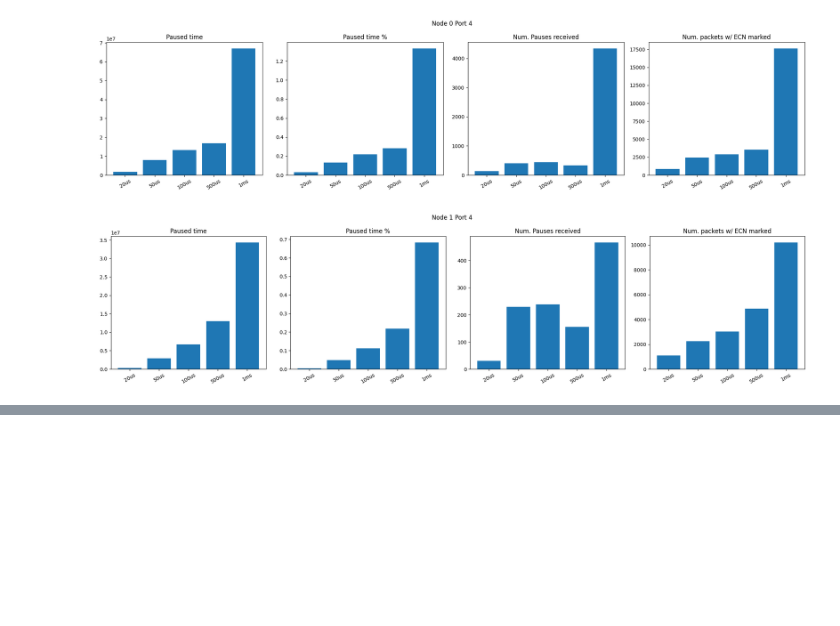
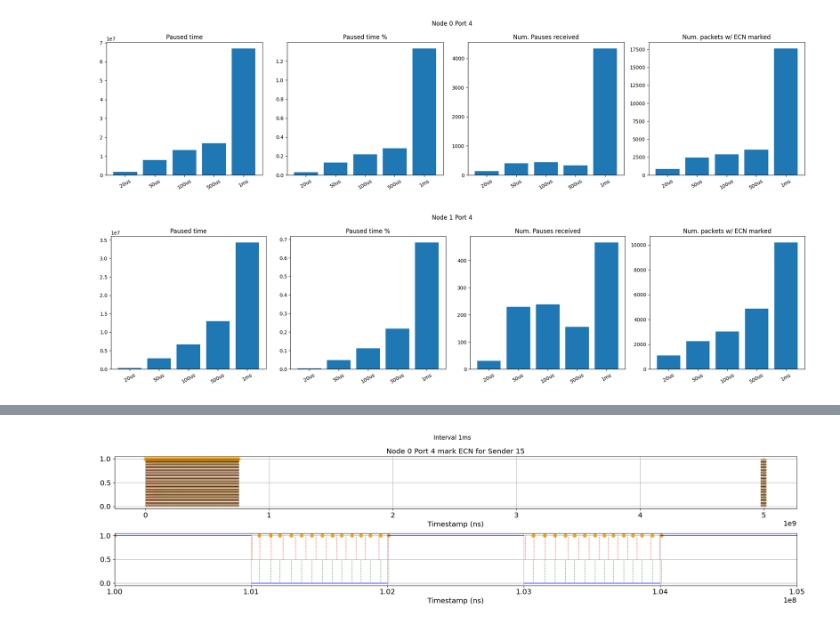
Before and after one commit to sakshamagarwals/High-Precision-Congestion-Control, a Jupyter notebook: analyze.ipynb, the cells around one changed output, grey strips where cells are left out. Saved outputs shown, nothing was run; the diff lists cells and outputs as text; code cells hidden in the pictures; blank space fills up the shorter version.

Commit message:
more plots

```diff
--- a/analyze.ipynb
+++ b/analyze.ipynb
@@ -43,6 +43,7 @@ def idealTime(link_bandwidth, NUM_HOSTS_PER_AGG, flowsize, src, dst): # res in n
     return res
 
 interval_list = ["20us", "50us", "100us", "500us", "1ms"]
+# interval_list = ["1ms", "20us"]
 protocol = "dcqcn"
 sending_rate = {} # {node_id: {qp: {port: {time: rate}}}}
 pfc = {} # {node_id: {port: {ts: pause/resume}}}
@@ -223,7 +224,10 @@ for interval in interval_list:
                     accum += (tx - last_pause)
                     # accumulated_pause_time[interval][node_id][port][tx] = accum
             accumulated_pause_time[interval][node_id][port] = accum
-            paused_time_ratio[interval][node_id][port] = accum/duration[interval]
+            if node_id >=host_start_id and tx > list(sending_rate[interval][node_id][0][port].keys())[-1]:
+                paused_time_ratio[interval][node_id][port] = accum/list(sending_rate[interval][node_id][0][port].keys())[-1]
+            else:
+                paused_time_ratio[interval][node_id][port] = accum/duration[interval]
 
     """
     ###################### get sender receives ecn ######################
@@ -283,7 +287,9 @@ for interval in interval_list:
                 num_mark_ecn[interval][node_id][port] = 0
                 mark_ecn_timeline[interval][node_id][port] = {}
             num_mark_ecn[interval][node_id][port] +=1
-            mark_ecn_timeline[interval][node_id][port][ts] = egress_bytes
+            if sender_id not in mark_ecn_timeline[interval][node_id][port]:
+                mark_ecn_timeline[interval][node_id][port][sender_id]= {}
+            mark_ecn_timeline[interval][node_id][port][sender_id][ts] = egress_bytes
 
     # """
     # ###################### q size ######################
@@ -458,7 +464,7 @@ plt.savefig(f"{output_dir}/pfc.png")
 # print(len(sender_ecn["1ms"][15][0]))
 # print(len(sender_ecn["20us"][15][0]))
 import numpy as np
-senders_to_plot = [15, 16]
+senders_to_plot = [15]
 for node_id in senders_to_plot:
     fig, ax = plt.subplots(1, 6, figsize=(20, 5))
     x = list(range(len(interval_list)))
@@ -615,0 +666,78 @@ for interval in ["20us", "1ms"]:
+# %%
+# timeline of marking ecns
+node_sender = [(0, 4, 15), (5, 4, 15)]
+
+import matplotlib.pylab as pylab
+params = {'legend.fontsize': 'x-large',
+        #   'figure.figsize': (15, 10),
+        'axes.labelsize': 'x-large',
+        'axes.titlesize':'x-large',
+        'xtick.labelsize':'x-large',
+        'ytick.labelsize':'x-large'}
+pylab.rcParams.update(params)
+
+for interval in ["1ms"]:
+    for node_id, port, sender_id in node_sender:
+        print(f"node: {node_id}, port: {port}, sender: {sender_id}")
+
+        if node_id not in  mark_ecn_timeline[interval] or port not in mark_ecn_timeline[interval][node_id] or sender_id not in mark_ecn_timeline[interval][node_id][port]:
+            print(f"node {node_id} port {port} never marks ecn for sender: {sender_id}")
+            continue
+
+        fig, ax = plt.subplots(2, 1, figsize=(20, 5))
+        x = list(mark_ecn_timeline[interval][node_id][port][sender_id].keys())
+        y = [1 for _ in range(len(x))]
+
+        # ax[0].plot(x, y, '-o')
+        ax[0].scatter(x, y, color="orange")
+        ax[0].set_title(f"Node {node_id} Port {port} mark ECN for Sender {sender_id}")
+        ax[0].set_xlabel("Timestamp (ns)")
+        if node_id in pfc[interval] and port in pfc[interval][node_id]:
+            for tx, pause_resume in pfc[interval][node_id][port].items():
+                ax[0].vlines(x=tx, ymin=0, ymax=1, color='red' if pause_resume == 1 else 'green', ls=':', lw=1)
+        ax[0].grid()
+
+        for idx, i in enumerate(range(0, max(x), int(1*1e6))):
+            v = 1 if idx%2==0 else 0
+            ax[1].hlines(y=v, xmin=i, xmax=i+1*1e6, linewidth=1, color='blue')
+        if node_id in pfc[interval] and port in pfc[interval][node_id]:
+            for tx, pause_resume in pfc[interval][node_id][port].items():
+                if pause_resume == 1:
+                    ax[1].vlines(x=tx, ymin=0.5, ymax=1, color='red', ls=':', lw=1)
+                else:
+                    ax[1].vlines(x=tx, ymin=0, ymax=0.5, color='green', ls=':', lw=1)
+
+
+        # ax[1].plot(x, y, '-o')
+        ax[1].scatter(x, y, color="orange")
+        # ax[1].set_title(f"Node {node_id} mark ECN for Sender {sender_id}")
+        ax[1].set_xlabel("Timestamp (ns)")
+        # ax[1].set_xlim([0.5*1e8, 0.5*1e8+5*1e6])
+        ax[1].set_xlim([1*1e8, 1*1e8+5*1e6])
+
+        # ax[1].set_xlim([0, 0+5*1e6])
+        ax[1].grid()
+
+        # pause time during the critial period
+        if node_id in pfc[interval] and port in pfc[interval][node_id]:
+            period_start = x[0]
+            period_end = x[-1]
+            period_end = 1*1e8
+            last_pause = -1
+            pause_time = 0
+            for ts, type in pfc[interval][node_id][port].items():
+                if ts > period_end:
+                    break
+                if type == 1:
+                    last_pause = ts
+                else:
+                    pause_time += (ts - last_pause)
+            ratio = pause_time/period_end
+            print(f"period: {period_end} pause time: {pause_time} ratio: {ratio*100}")
+        else:
+            print(f"node {node_id} port {port} not paused")
+
+        fig.suptitle(f'Interval {interval}')
+        plt.tight_layout()
+        plt.show()
+# %% [output]
@@ -615,0 +746 @@ for interval in ["20us", "1ms"]:
+[figure, added]
```
Also changed, not shown: parts of 7 cells of this notebook.
